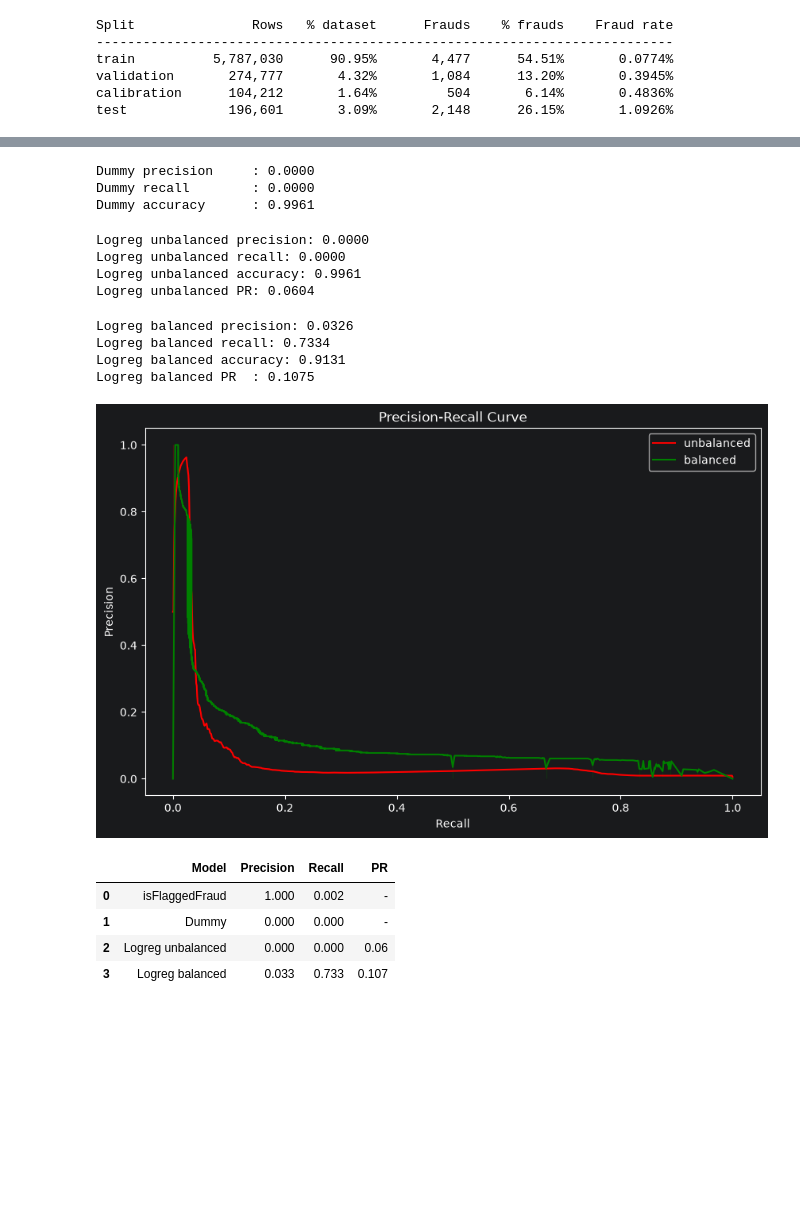
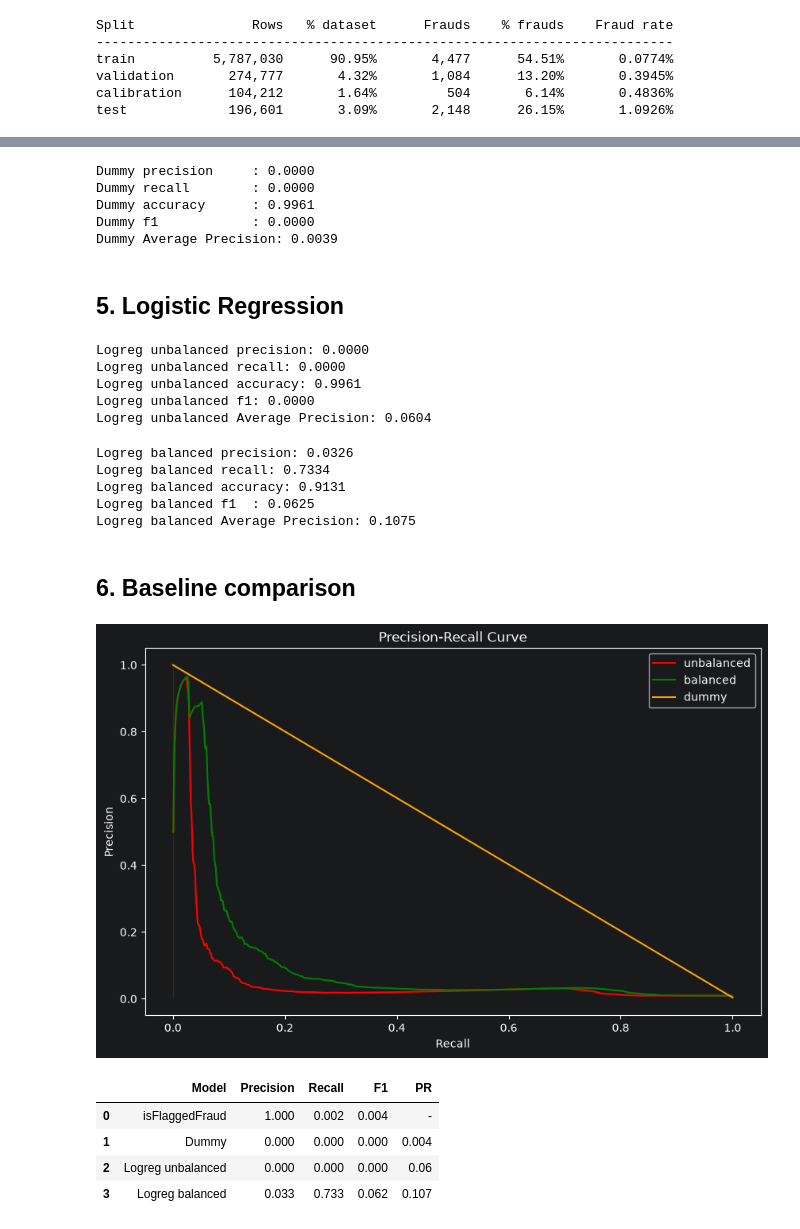
Before and after one commit to blbl-blbl/kaggle-Financial-Fraud-Detection-Dataset, a Jupyter notebook: notebooks/02_baseline.ipynb, the cells around one changed output, grey strips where cells are left out. Cells and saved outputs as stored; diff of their text form; code cells hidden in the pictures; blank space fills up the shorter version.

Commit message:
baseline v2

```diff
--- a/notebooks/02_baseline.ipynb
+++ b/notebooks/02_baseline.ipynb
@@ -102,3 +104,5 @@ df.head()
+# %%
+leakage_safe_features = ['step', 'type', 'amount']
 # %%
 X_train, y_train = train.drop('isFraud', axis=1), train['isFraud']
 X_val, y_val = validation.drop('isFraud', axis=1), validation['isFraud']
@@ -120,18 +130,31 @@ isFlaggedFraud feature accuracy    : 0.9961
 # %%
-# Baseline 2 - DummyClassifier
 dummy = DummyClassifier(strategy='prior')
 dummy.fit(X_train, y_train)
 dummy_pred = dummy.predict(X_val)
+dummy_proba = dummy.predict_proba(X_val)[:, 1]
 
 dummy_precision = precision_score(y_val, dummy_pred, zero_division=0)
 dummy_recall = recall_score(y_val, dummy_pred, zero_division=0)
 dummy_accuracy = accuracy_score(y_val, dummy_pred)
+dummy_ap = average_precision_score(y_val, dummy_proba)
+dummy_f1 = f1_score(y_val, dummy_pred, zero_division=0)
 
 print(f"{'Dummy precision':20}: {dummy_precision:.4f}")
 print(f"{'Dummy recall':20}: {dummy_recall:.4f}")
 print(f"{'Dummy accuracy':20}: {dummy_accuracy:.4f}")
+print(f"{'Dummy f1':20}: {dummy_f1:.4f}")
+print(f"{'Dummy Average Precision':20}: {dummy_ap:.4f}")
+
+precision_dummy, recall_dummy, _ = precision_recall_curve(
+    y_val,
+    dummy_proba
+)
 # %% [output]
 Dummy precision     : 0.0000
 Dummy recall        : 0.0000
 Dummy accuracy      : 0.9961
+Dummy f1            : 0.0000
+Dummy Average Precision: 0.0039
+# %% [markdown]
+## 5. Logistic Regression
 # %%
@@ -155,19 +175,21 @@ logreg_balanced = Pipeline(steps=[
                                  random_state=RANDOM_SEED))
 ])
 # %%
-logreg_base.fit(X_train[features], y_train)
+logreg_base.fit(X_train[leakage_safe_features], y_train)
 logreg_base_pred = logreg_base.predict(X_val)
 logreg_base_proba = logreg_base.predict_proba(X_val)[:, 1]
 
 logreg_base_precision = precision_score(y_val, logreg_base_pred, zero_division=0)
 logreg_base_recall = recall_score(y_val, logreg_base_pred, zero_division=0)
 logreg_base_accuracy = accuracy_score(y_val, logreg_base_pred)
-logreg_base_pr = average_precision_score(y_val, logreg_base_proba)
+logreg_base_ap = average_precision_score(y_val, logreg_base_proba)
+logreg_base_f1 = f1_score(y_val, logreg_base_pred, zero_division=0)
 
 print(f"{'Logreg unbalanced precision':20}: {logreg_base_precision:.4f}")
 print(f"{'Logreg unbalanced recall':20}: {logreg_base_recall:.4f}")
 print(f"{'Logreg unbalanced accuracy':20}: {logreg_base_accuracy:.4f}")
-print(f"{'Logreg unbalanced PR':20}: {logreg_base_pr:.4f}")
+print(f"{'Logreg unbalanced f1':20}: {logreg_base_f1:.4f}")
+print(f"{'Logreg unbalanced Average Precision':20}: {logreg_base_ap:.4f}")
 
 precision_log_unbalanced, recall_log_unbalanced, _ = precision_recall_curve(
     y_val,
@@ -177,21 +199,24 @@ precision_log_unbalanced, recall_log_unbalanced, _ = precision_recall_curve(
 Logreg unbalanced precision: 0.0000
 Logreg unbalanced recall: 0.0000
 Logreg unbalanced accuracy: 0.9961
-Logreg unbalanced PR: 0.0604
+Logreg unbalanced f1: 0.0000
+Logreg unbalanced Average Precision: 0.0604
 # %%
-logreg_balanced.fit(X_train[features], y_train)
+logreg_balanced.fit(X_train[leakage_safe_features], y_train)
 logreg_balanced_pred = logreg_balanced.predict(X_val)
 logreg_balanced_proba = logreg_balanced.predict_proba(X_val)[:, 1]
 
 logreg_balanced_precision = precision_score(y_val, logreg_balanced_pred, zero_division=0)
 logreg_balanced_recall = recall_score(y_val, logreg_balanced_pred, zero_division=0)
 logreg_balanced_accuracy = accuracy_score(y_val, logreg_balanced_pred)
-logreg_balanced_pr = average_precision_score(y_val, logreg_balanced_proba)
+logreg_balanced_ap = average_precision_score(y_val, logreg_balanced_proba)
+logreg_balanced_f1 = f1_score(y_val, logreg_balanced_pred, zero_division=0)
 
 print(f"{'Logreg balanced precision':20}: {logreg_balanced_precision:.4f}")
 print(f"{'Logreg balanced recall':20}: {logreg_balanced_recall:.4f}")
 print(f"{'Logreg balanced accuracy':20}: {logreg_balanced_accuracy:.4f}")
-print(f"{'Logreg balanced PR':20}: {logreg_balanced_pr:.4f}")
+print(f"{'Logreg balanced f1':20}: {logreg_balanced_f1:.4f}")
+print(f"{'Logreg balanced Average Precision':20}: {logreg_balanced_ap:.4f}")
 
 precision_log_balanced, recall_log_balanced, _ = precision_recall_curve(
     y_val,
@@ -201,37 +226,48 @@ precision_log_balanced, recall_log_balanced, _ = precision_recall_curve(
 Logreg balanced precision: 0.0326
 Logreg balanced recall: 0.7334
 Logreg balanced accuracy: 0.9131
-Logreg balanced PR  : 0.1075
+Logreg balanced f1  : 0.0625
+Logreg balanced Average Precision: 0.1075
+# %% [markdown]
+## 6. Baseline comparison
 # %%
 plt.figure(figsize=(10, 6))
 sns.lineplot(
     x=recall_log_unbalanced,
     y=precision_log_unbalanced,
     color='red',
     label='unbalanced'
 )
 sns.lineplot(
-    x=precision_log_balanced,
-    y=recall_log_balanced,
+    x=recall_log_balanced,
+    y=precision_log_balanced,
     color='green',
     label='balanced'
 )
+sns.lineplot(
+    x=recall_dummy,
+    y=precision_dummy,
+    color='orange',
+    label='dummy'
+)
+
 plt.title('Precision-Recall Curve')
 plt.xlabel('Recall')
 plt.ylabel('Precision')
 plt.show()
 # %% [output]
-[figure, old version]
+[figure, new version]
 # %%
 pd.DataFrame({
     'Model': ['isFlaggedFraud', 'Dummy', 'Logreg unbalanced', 'Logreg balanced'],
     'Precision': [isFlaggedFraud_precision, dummy_precision, logreg_base_precision, logreg_balanced_precision],
     'Recall': [isFlaggedFraud_recall, dummy_recall, logreg_base_recall, logreg_balanced_recall],
-    'PR': ['-', '-', round(logreg_base_pr,3), round(logreg_balanced_pr,3)]
+    'F1': [isFlaggedFraud_f1, dummy_f1, logreg_base_f1, logreg_balanced_f1],
+    'PR': ['-', round(dummy_ap, 3), round(logreg_base_ap, 3), round(logreg_balanced_ap, 3)]
 }).round(3)
 # %% [output]
-|  | Model | Precision | Recall | PR |
-| 0 | isFlaggedFraud | 1.000 | 0.002 | - |
-| 1 | Dummy | 0.000 | 0.000 | - |
-| 2 | Logreg unbalanced | 0.000 | 0.000 | 0.06 |
-| 3 | Logreg balanced | 0.033 | 0.733 | 0.107 |
+|  | Model | Precision | Recall | F1 | PR |
+| 0 | isFlaggedFraud | 1.000 | 0.002 | 0.004 | - |
+| 1 | Dummy | 0.000 | 0.000 | 0.000 | 0.004 |
+| 2 | Logreg unbalanced | 0.000 | 0.000 | 0.000 | 0.06 |
+| 3 | Logreg balanced | 0.033 | 0.733 | 0.062 | 0.107 |
```
Also changed, not shown: parts of 13 cells of this notebook.
